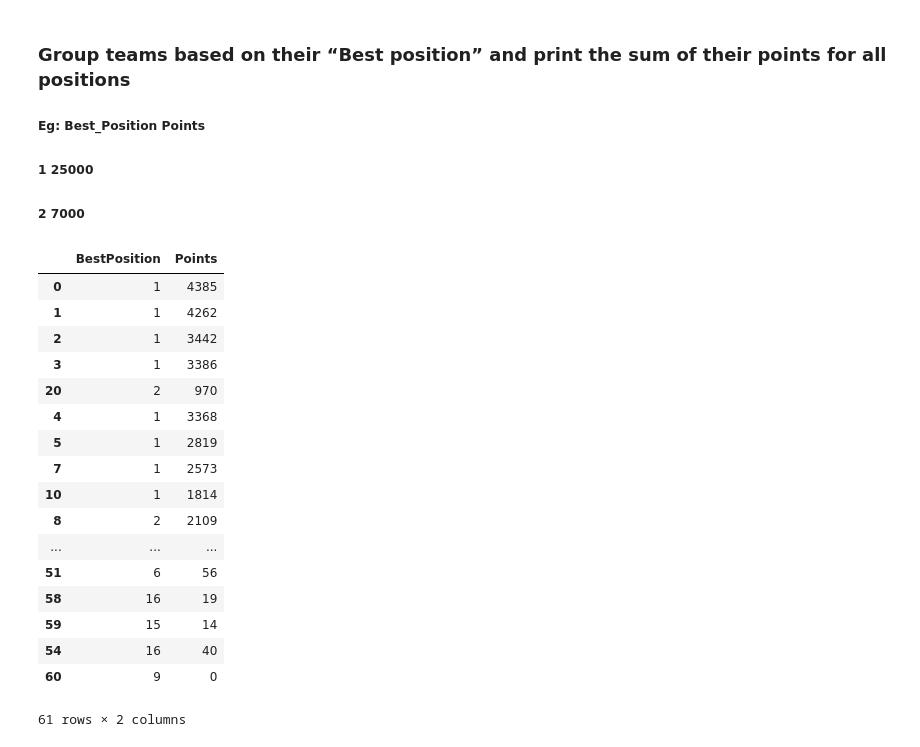
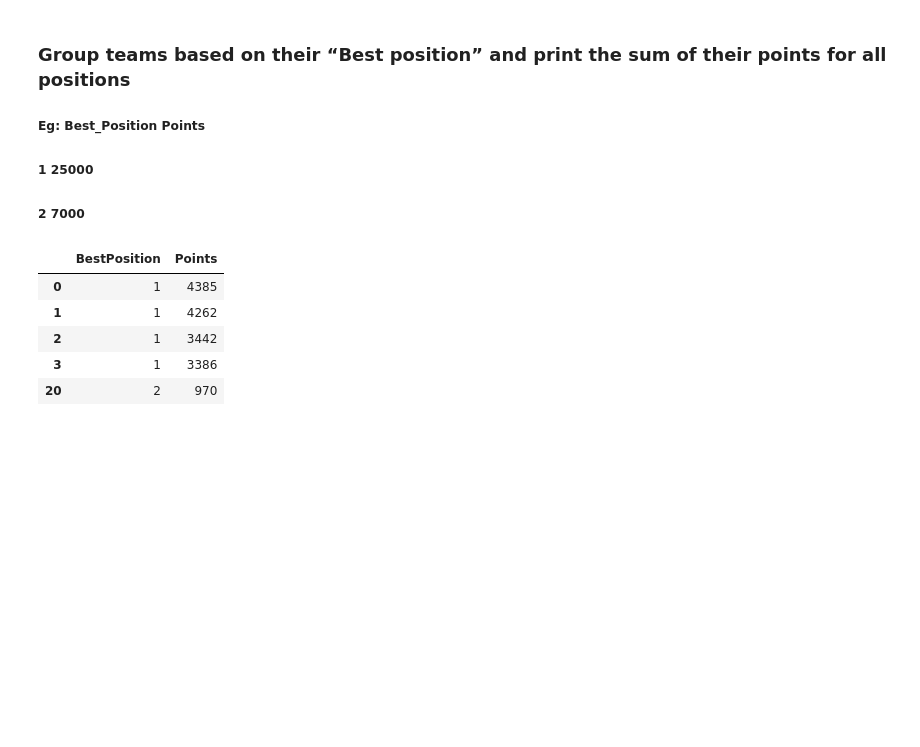
Before and after one commit to Shanmugapriya03/Analysing-the-performance-of-football-teams, a Jupyter notebook: Laliga.ipynb, the cells around one changed output. Saved outputs shown, nothing was run; the diff lists cells and outputs as text; code cells hidden in the pictures; blank space fills up the shorter version.

```diff
--- a/Laliga.ipynb
+++ b/Laliga.ipynb
@@ -90,4 +55,6 @@ len = Laliga.shape[0]
 for i in range(len):
     if (Laliga_debut['Debut_End'][i] != None):
         Laliga_debut['Debut_End'][i] = Laliga_debut['Debut_Start'][i][:2] + Laliga_debut['Debut_End'][i]
+    else :
+        Laliga_debut['Debut_End'][i] = Laliga_debut['Debut_Start'][i]
 # %%
@@ -162,6 +96,7 @@ Debut_End        object
 dtype: object
 # %%
 Laliga['Debut_Start'] = Laliga.Debut_Start.astype(int)
+Laliga['Debut_End'] = Laliga.Debut_End.astype(int)
 # %%
 Laliga.dtypes
 # %% [output]
@@ -357,26 +264,14 @@ Name: Team, dtype: object
 # %%
 LaligaGroup = Laliga[['BestPosition','Points']]
 # %%
-LaligaGroup
+LaligaGroup.head()
 # %% [output]
 |  | BestPosition | Points |
 | 0 | 1 | 4385 |
 | 1 | 1 | 4262 |
 | 2 | 1 | 3442 |
 | 3 | 1 | 3386 |
 | 20 | 2 | 970 |
-| 4 | 1 | 3368 |
-| 5 | 1 | 2819 |
-| 7 | 1 | 2573 |
-| 10 | 1 | 1814 |
-| 8 | 2 | 2109 |
-| ... | ... | ... |
-| 51 | 6 | 56 |
-| 58 | 16 | 19 |
-| 59 | 15 | 14 |
-| 54 | 16 | 40 |
-| 60 | 9 | 0 |
-61 rows × 2 columns
 # %%
 GroupByBestPosition = LaligaGroup.groupby('BestPosition')
 # %%
```
Also changed, not shown: parts of 11 cells of this notebook.
